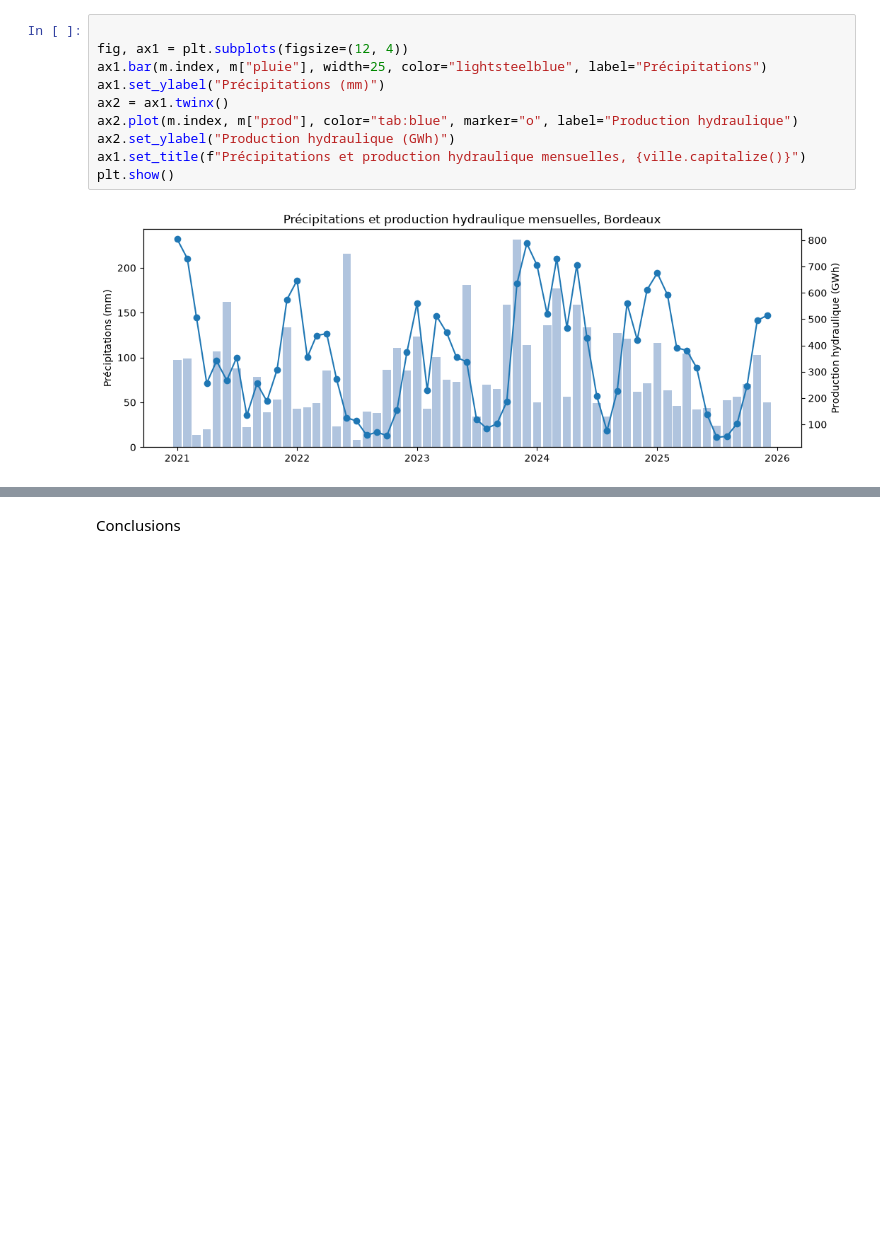
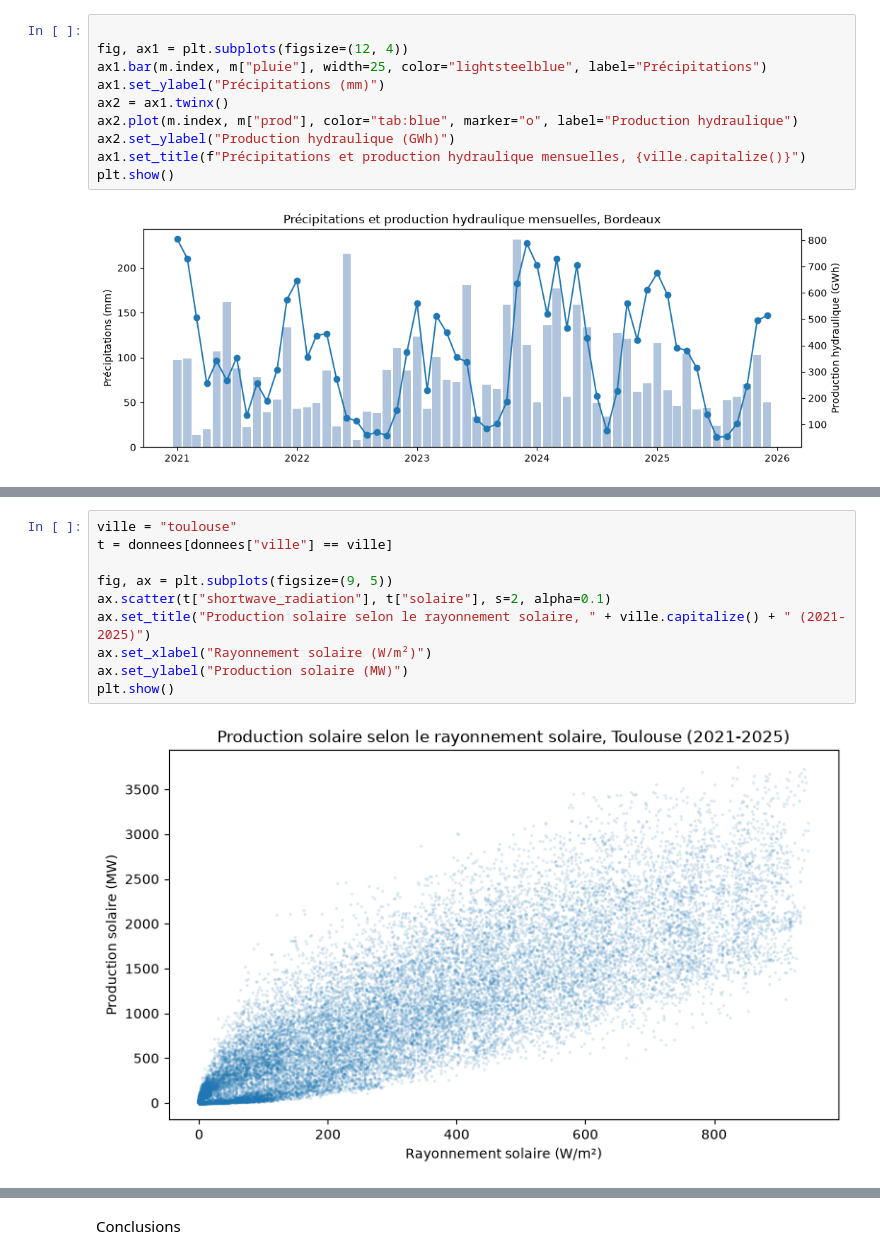
Before and after one commit to Cherif-git-code/Projet-Python-2026-2027, a Jupyter notebook: Rendu_final.ipynb, the cells around one changed output, grey strips where cells are left out. Cells and saved outputs as stored; diff of their text form; blank space fills up the shorter version.

```diff
--- a/Rendu_final.ipynb
+++ b/Rendu_final.ipynb
@@ -310,0 +413,12 @@ plt.show()
+# %%
+ville = "toulouse"
+t = donnees[donnees["ville"] == ville]
+
+fig, ax = plt.subplots(figsize=(9, 5))
+ax.scatter(t["shortwave_radiation"], t["solaire"], s=2, alpha=0.1)
+ax.set_title("Production solaire selon le rayonnement solaire, " + ville.capitalize() + " (2021-2025)")
+ax.set_xlabel("Rayonnement solaire (W/m²)")
+ax.set_ylabel("Production solaire (MW)")
+plt.show()
+# %% [output]
+[figure, added]
```
Also changed, not shown: parts of 7 cells of this notebook.
